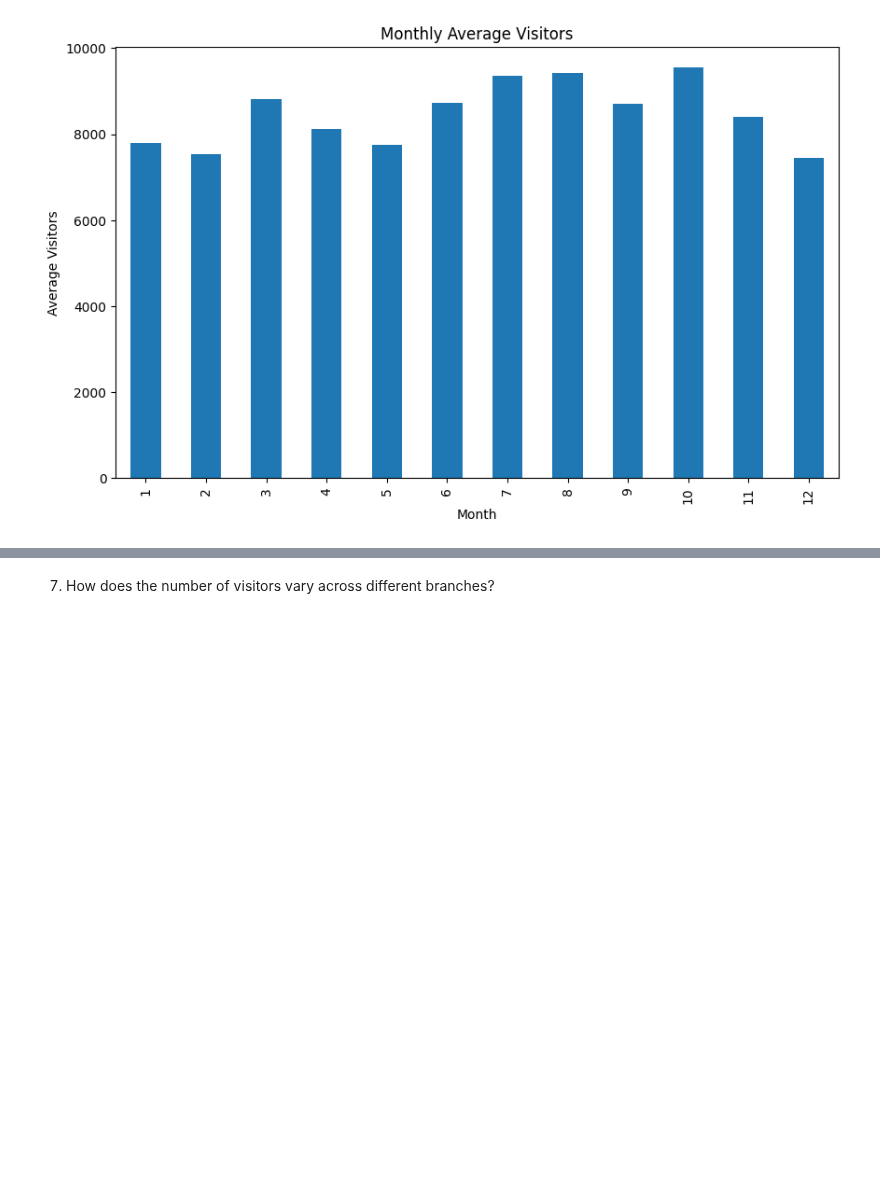
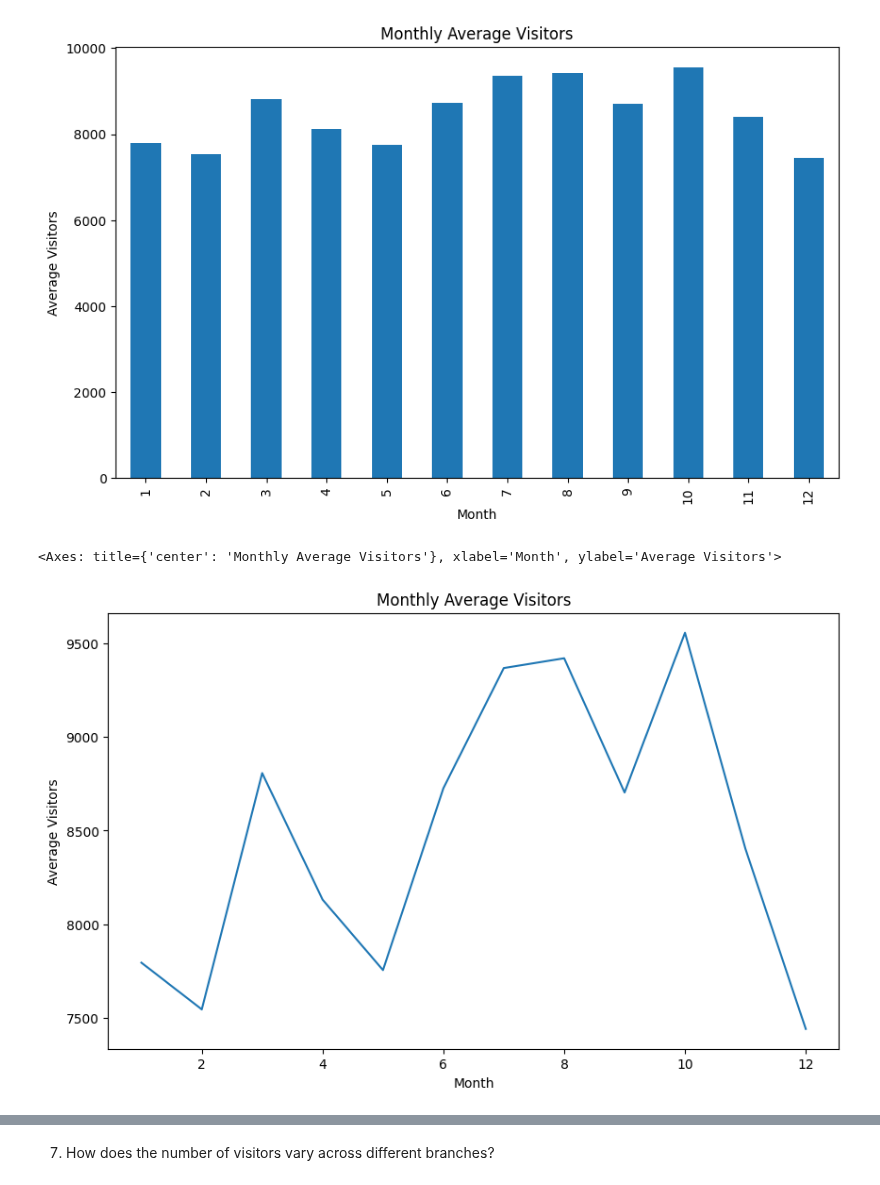
Before and after one commit to Rajvishah12/cpl_project, a Jupyter notebook: can-summer-2023/Analyze monthly patterns of visitors .ipynb, the cells around one changed output, grey strips where cells are left out. Cells and saved outputs as stored; diff of their text form; code cells hidden in the pictures; blank space fills up the shorter version.

```diff
--- a/can-summer-2023/Analyze monthly patterns of visitors .ipynb
+++ b/can-summer-2023/Analyze monthly patterns of visitors .ipynb
@@ -333,3 +335,15 @@ monthly_avg_visitors.plot(kind='bar', figsize=(10, 6), xlabel='Month', ylabel='A
 # %% [output]
 <Axes: title={'center': 'Monthly Average Visitors'}, xlabel='Month', ylabel='Average Visitors'>
 [figure]
+# %%
+# Extract the month from the 'DATE' column
+Analyez['MONTH'] = pd.to_datetime(Analyez['DATE']).dt.month
+
+# Group the data by 'MONTH' and calculate the average number of visitors
+monthly_avg_visitors = Analyez.groupby('MONTH')['VISITORS'].mean()
+
+# Plot the average number of visitors by month as a line graph
+monthly_avg_visitors.plot(kind='line', figsize=(10, 6), xlabel='Month', ylabel='Average Visitors', title='Monthly Average Visitors')
+# %% [output]
+<Axes: title={'center': 'Monthly Average Visitors'}, xlabel='Month', ylabel='Average Visitors'>
+[figure, added]
```
Also changed, not shown: parts of 4 cells of this notebook.
